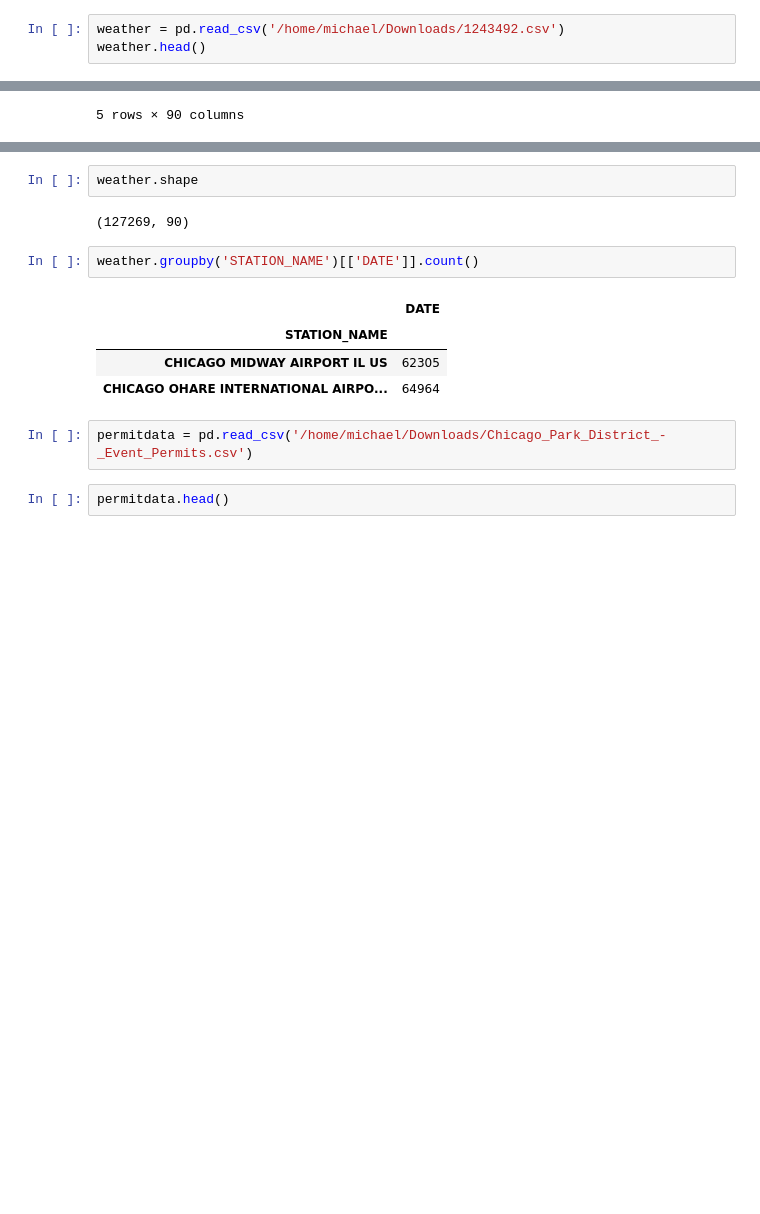
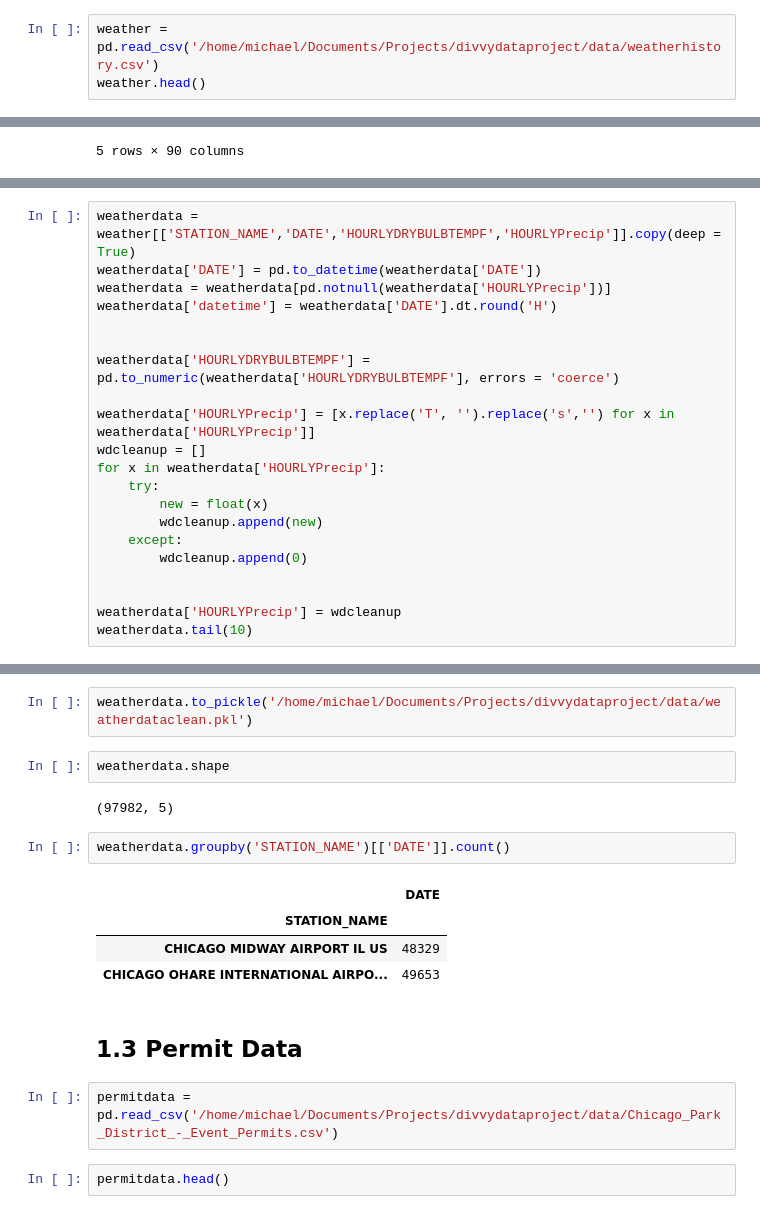
Before and after one commit to mkduchak/divvydataproject, a Jupyter notebook: 0_Divvy_Exploration.ipynb, the cells around one changed output, grey strips where cells are left out. Cells and saved outputs as stored; diff of their text form; blank space fills up the shorter version.

```diff
--- a/0_Divvy_Exploration.ipynb
+++ b/0_Divvy_Exploration.ipynb
@@ -50,5 +124,5 @@ stations.shape
 # %%
-weather = pd.read_csv('/home/michael/Downloads/1243492.csv')
+weather = pd.read_csv('/home/michael/Documents/Projects/divvydataproject/data/weatherhistory.csv')
 weather.head()
 # %% [output]
 |  | STATION | STATION_NAME | ELEVATION | LATITUDE | LONGITUDE | DATE | REPORTTPYE | HOURLYSKYCONDITIONS | ... |
@@ -80,0 +155,21 @@ Index(['STATION', 'STATION_NAME', 'ELEVATION', 'LATITUDE', 'LONGITUDE', 'DATE',
+# %%
+weatherdata = weather[['STATION_NAME','DATE','HOURLYDRYBULBTEMPF','HOURLYPrecip']].copy(deep = True)
+weatherdata['DATE'] = pd.to_datetime(weatherdata['DATE'])
+weatherdata = weatherdata[pd.notnull(weatherdata['HOURLYPrecip'])]
+weatherdata['datetime'] = weatherdata['DATE'].dt.round('H')
+
+
+weatherdata['HOURLYDRYBULBTEMPF'] = pd.to_numeric(weatherdata['HOURLYDRYBULBTEMPF'], errors = 'coerce')
+
+weatherdata['HOURLYPrecip'] = [x.replace('T', '').replace('s','') for x in weatherdata['HOURLYPrecip']]
+wdcleanup = []
+for x in weatherdata['HOURLYPrecip']:
+    try:
+        new = float(x)
+        wdcleanup.append(new)
+    except:
+        wdcleanup.append(0)
+
+
+weatherdata['HOURLYPrecip'] = wdcleanup
+weatherdata.tail(10)
@@ -81,16 +209,20 @@ Index(['STATION', 'STATION_NAME', 'ELEVATION', 'LATITUDE', 'LONGITUDE', 'DATE',
+# %%
+weatherdata.to_pickle('/home/michael/Documents/Projects/divvydataproject/data/weatherdataclean.pkl')
 # %%
-weather.shape
+weatherdata.shape
 # %% [output]
-(127269, 90)
+(97982, 5)
 # %%
-weather.groupby('STATION_NAME')[['DATE']].count()
+weatherdata.groupby('STATION_NAME')[['DATE']].count()
 # %% [output]
 |  | DATE |
 | STATION_NAME |  |
-| CHICAGO MIDWAY AIRPORT IL US | 62305 |
-| CHICAGO OHARE INTERNATIONAL AIRPO... | 64964 |
+| CHICAGO MIDWAY AIRPORT IL US | 48329 |
+| CHICAGO OHARE INTERNATIONAL AIRPO... | 49653 |
+# %% [markdown]
+## 1.3 Permit Data
 # %%
-permitdata = pd.read_csv('/home/michael/Downloads/Chicago_Park_District_-_Event_Permits.csv')
+permitdata = pd.read_csv('/home/michael/Documents/Projects/divvydataproject/data/Chicago_Park_District_-_Event_Permits.csv')
 # %%
 permitdata.head()
 # %% [output]
```
Also changed, not shown: parts of 42 cells of this notebook.
